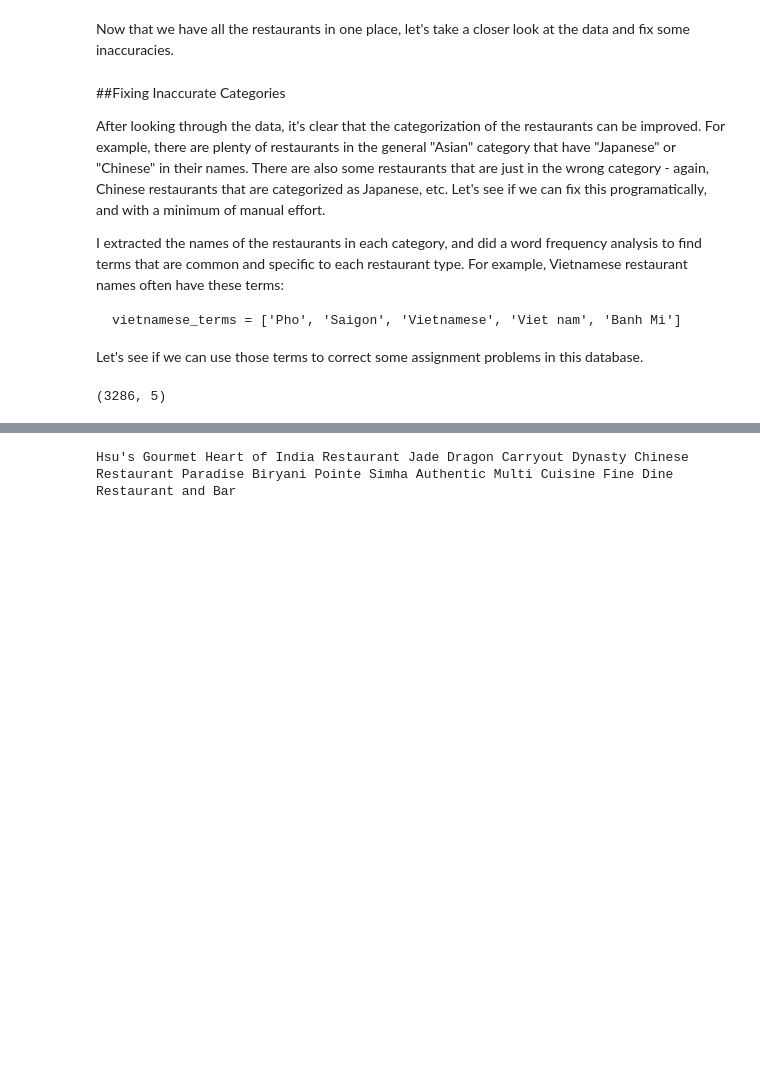
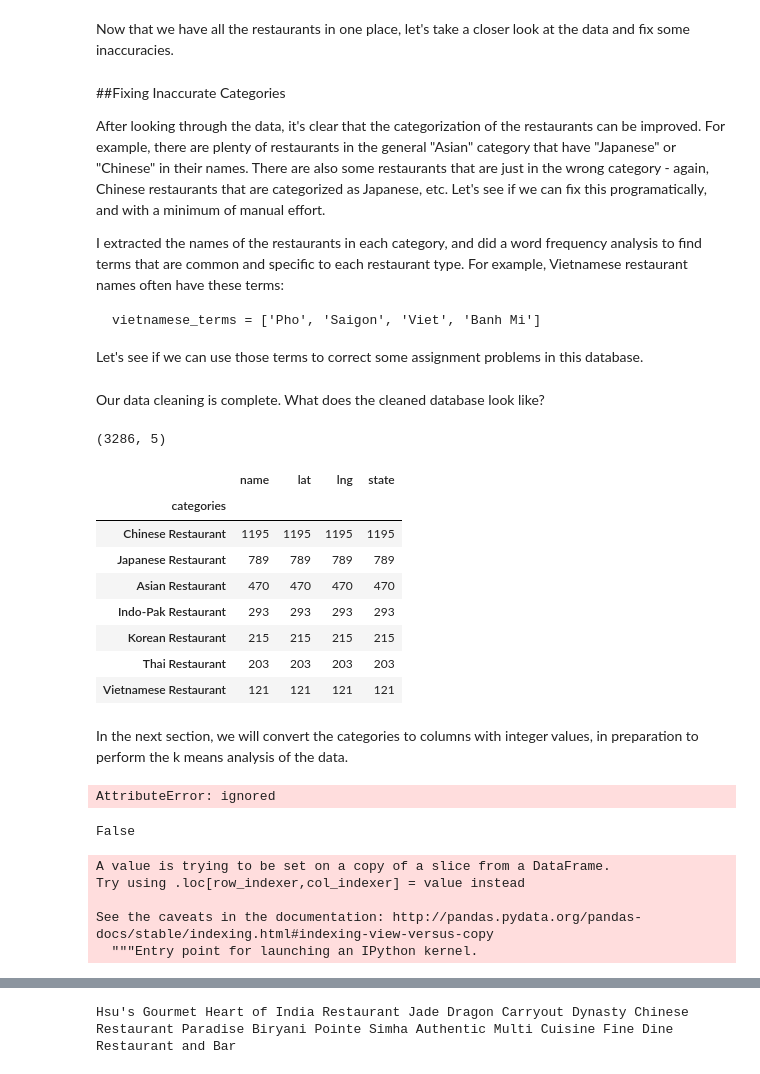
Before and after one commit to JamesDCage/Final-Week-0, a Jupyter notebook: Extracting_Data_from_Foursquare.ipynb, the cells around one changed output, grey strips where cells are left out. Saved outputs shown, nothing was run; the diff lists cells and outputs as text; code cells hidden in the pictures; blank space fills up the shorter version.

Commit message:
Data Cleaning Complete
Next step, data analysis

```diff
--- a/Extracting_Data_from_Foursquare.ipynb
+++ b/Extracting_Data_from_Foursquare.ipynb
@@ -506,6 +506,7 @@ Looks good. There may be some mis-labeled restaurants in this dataframe, but we'
 # %%
 # Merge the dataframes
 df_georgia = df_georgia.append(df_south_asia)
+df_georgia.reset_index(drop=True, inplace=True)
 print(df_georgia.shape)
 # %% [output]
 (3291, 5)
@@ -542,10 +543,53 @@ After looking through the data, it's clear that the categorization of the restau
 
 I extracted the names of the restaurants in each category, and did a word frequency analysis to find terms that are common and specific to each restaurant type. For example, Vietnamese restaurant names often have these terms:
 
-    vietnamese_terms = ['Pho', 'Saigon', 'Vietnamese', 'Viet nam', 'Banh Mi']
+    vietnamese_terms = ['Pho', 'Saigon', 'Viet', 'Banh Mi']
 
 Let's see if we can use those terms to correct some assignment problems in this database.
-# %%
-df_georgia.shape
-# %% [output]
-(3286, 5)
+# %%
+# Define terms commonly found in restaurant names for each country of origin.
+
+china_terms = ['China', 'Chinese', 'Wok', 'Hong Kong', 'Panda', 'Peking',
+               'Beijing', 'Great Wall']
+japan_terms = ['Japanese', 'Tokyo', 'Japan', 'Osaka',
+               'Shogun', 'Fuji', 'Sumo', 'Ichiban', 'Kobe', 'Sakura', 'Ramen',
+               'Teriyaki', 'Ninja', 'Shabu']
+korea_terms = ['Korea', 'Gogi']
+thailand_terms = ['Thai', 'Bangkok']
+vietnam_terms = ['Pho', 'Saigon', 'Viet', 'Banh Mi']
+indopak_terms = ['India', 'Bombay', 'Biryani', 'Naan', 'Masala']
+
+term_list = [['Chinese Restaurant',china_terms],
+             ['Japanese Restaurant',japan_terms],
+             ['Korean Restaurant', korea_terms],
+             ['Thai Restaurant', thailand_terms],
+             ['Vietnamese Restaurant', vietnam_terms],
+             ['Indo-Pak Restaurant', indopak_terms]]
+# %%
+# Use keywords to reassign restaurants into more accurate categories
+
+# Iterate through the dataframe
+for i in range(df_georgia.shape[0]):
+    # For each row, see if any keyword appears in the restaurant name
+    # If so, change the category
+    for a_term in term_list:
+        if any(x in df_georgia.loc[i,'name'] for x in a_term[1]):
+            df_georgia.loc[i, 'categories'] = a_term[0]
+# %% [markdown]
+Our data cleaning is complete. What does the cleaned database look like?
+# %%
+print(df_georgia.shape)
+df_georgia.groupby('categories').count().sort_values(by=['name'], ascending=False)
+# %% [output]
+(3286, 5)
+|  | name | lat | lng | state |
+| categories |  |  |  |  |
+| Chinese Restaurant | 1195 | 1195 | 1195 | 1195 |
+| Japanese Restaurant | 789 | 789 | 789 | 789 |
+| Asian Restaurant | 470 | 470 | 470 | 470 |
+| Indo-Pak Restaurant | 293 | 293 | 293 | 293 |
+| Korean Restaurant | 215 | 215 | 215 | 215 |
+| Thai Restaurant | 203 | 203 | 203 | 203 |
+| Vietnamese Restaurant | 121 | 121 | 121 | 121 |
+# %% [markdown]
+In the next section, we will convert the categories to columns with integer values, in preparation to perform the k means analysis of the data.
@@ -551,0 +604,17 @@ df_georgia.shape
+# %%
+"hello".contains('hel')
+# %% [output]
+AttributeError: ignored
+# %%
+s = "Hello world how are you doing"
+"world|howdy" in s
+# %% [output]
+False
+# %%
+df_georgia[df_georgia['name'].str.contains('|'.join(term_list[0][1]))]['categories'] = term_list[0][0]
+# %% [output]
+A value is trying to be set on a copy of a slice from a DataFrame.
+Try using .loc[row_indexer,col_indexer] = value instead
+
+See the caveats in the documentation: http://pandas.pydata.org/pandas-docs/stable/indexing.html#indexing-view-versus-copy
+  """Entry point for launching an IPython kernel.
```
Also changed, not shown: parts of 9 cells of this notebook, 1 other file.
